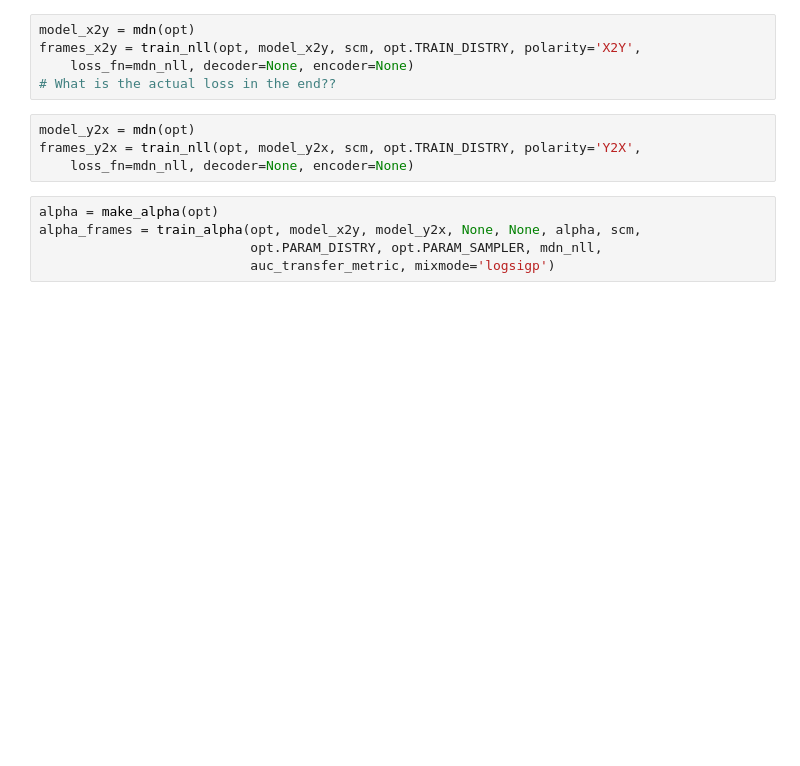
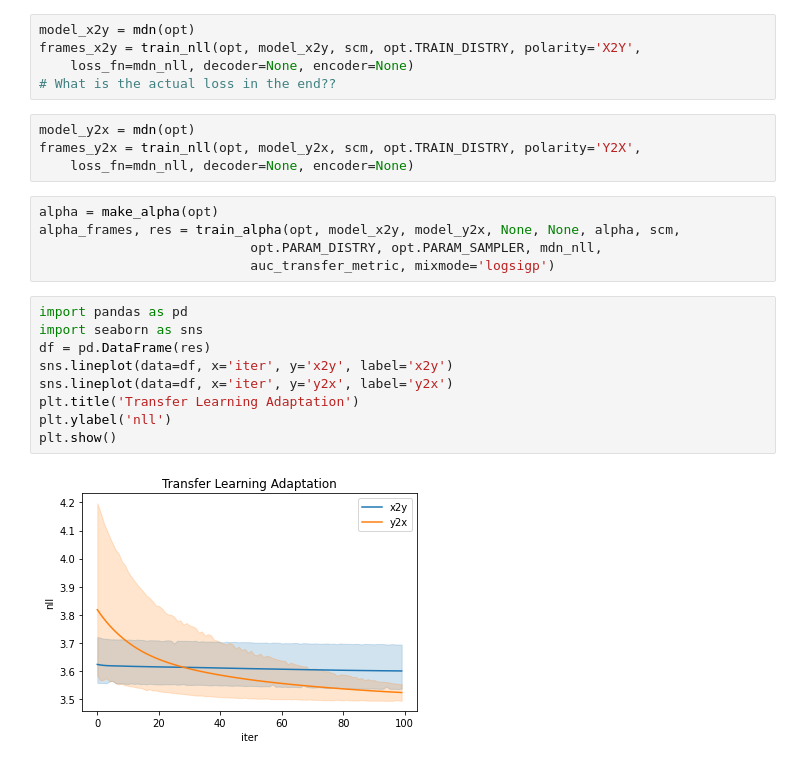
Before and after one commit to Scriddie/CCSL-ID, a Jupyter notebook: src/transfer/notebooks/bivariate-continuous-multimodal/02_meta_learning.ipynb, the cells around one changed output. Cells and saved outputs as stored; diff of their text form; blank space fills up the shorter version.

```diff
--- a/src/transfer/notebooks/bivariate-continuous-multimodal/02_meta_learning.ipynb
+++ b/src/transfer/notebooks/bivariate-continuous-multimodal/02_meta_learning.ipynb
@@ -63,9 +63,20 @@ frames_y2x = train_nll(opt, model_y2x, scm, opt.TRAIN_DISTRY, polarity='Y2X',
     loss_fn=mdn_nll, decoder=None, encoder=None)
 # %%
 alpha = make_alpha(opt)
-alpha_frames = train_alpha(opt, model_x2y, model_y2x, None, None, alpha, scm,
+alpha_frames, res = train_alpha(opt, model_x2y, model_y2x, None, None, alpha, scm,
                            opt.PARAM_DISTRY, opt.PARAM_SAMPLER, mdn_nll,
                            auc_transfer_metric, mixmode='logsigp')
+# %%
+import pandas as pd
+import seaborn as sns
+df = pd.DataFrame(res)
+sns.lineplot(data=df, x='iter', y='x2y', label='x2y')
+sns.lineplot(data=df, x='iter', y='y2x', label='y2x')
+plt.title('Transfer Learning Adaptation')
+plt.ylabel('nll')
+plt.show()
+# %% [output]
+[figure, added]
 # %%
 alphas = np.asarray([frame.sig_alpha for frame in alpha_frames])
 
```
Also changed, not shown: parts of 4 cells of this notebook, 6 other files.
